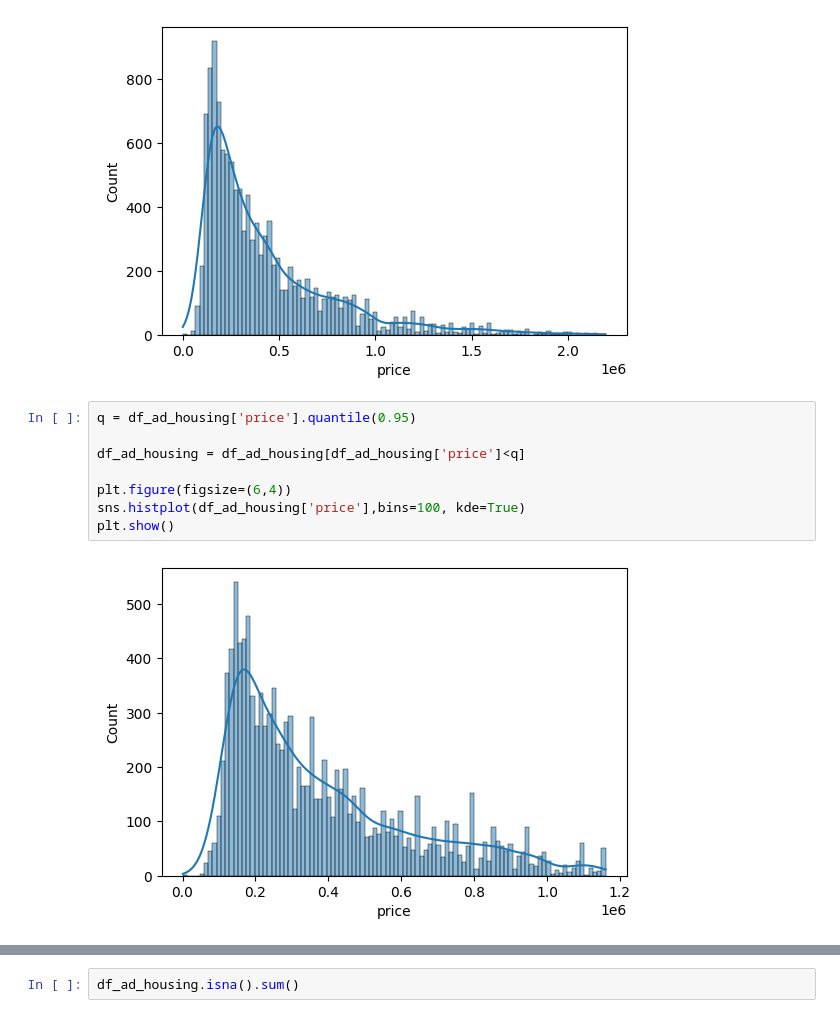
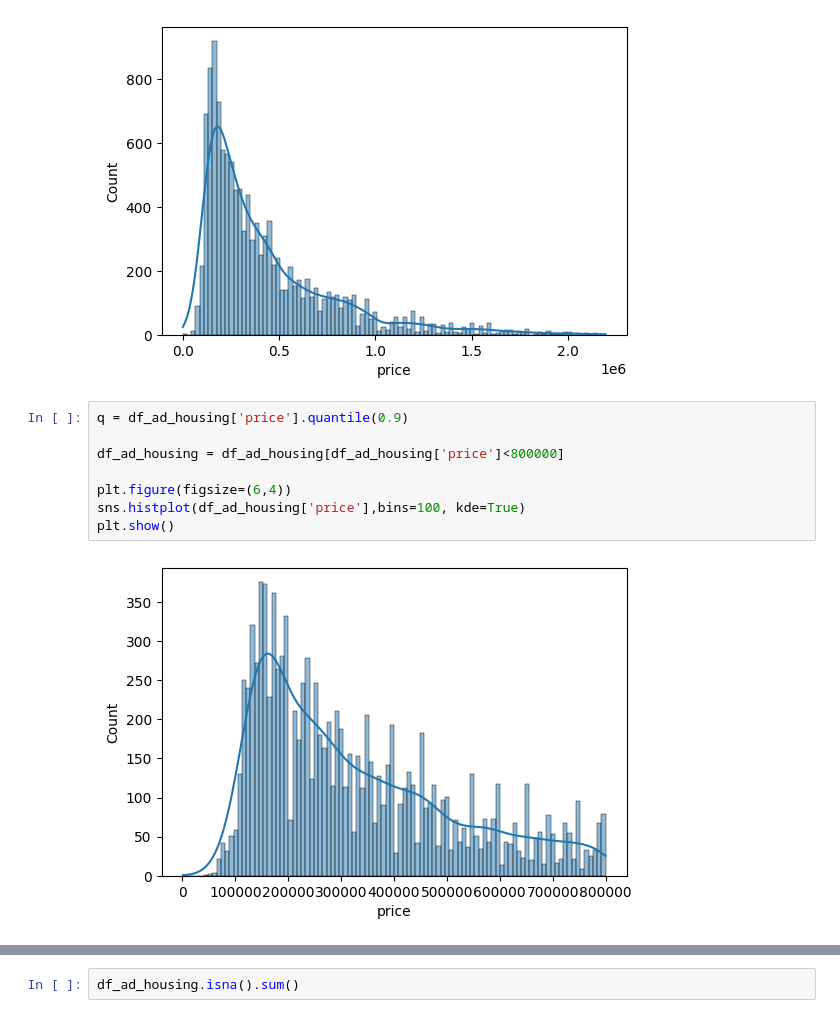
Before and after one commit to namratamayekar/Housing_Price_Prediction_Madrid, a Jupyter notebook: notebooks/ayushya/House_price_prediction_ad.ipynb, the cells around one changed output, grey strips where cells are left out. Saved outputs shown, nothing was run; the diff lists cells and outputs as text.

```diff
--- a/notebooks/ayushya/House_price_prediction_ad.ipynb
+++ b/notebooks/ayushya/House_price_prediction_ad.ipynb
@@ -112,15 +118,15 @@ plt.show()
 # %% [output]
 [figure]
 # %%
-q = df_ad_housing['price'].quantile(0.95)
+q = df_ad_housing['price'].quantile(0.9)
 
-df_ad_housing = df_ad_housing[df_ad_housing['price']<q]
+df_ad_housing = df_ad_housing[df_ad_housing['price']<800000]
 
 plt.figure(figsize=(6,4))
 sns.histplot(df_ad_housing['price'],bins=100, kde=True)
 plt.show()
 # %% [output]
-[figure, old version]
+[figure, new version]
 # %%
 plt.figure(figsize=(6,4))
 sns.histplot(df_ad_housing['m2'],bins=100, kde=True)
```
Also changed, not shown: parts of 25 cells of this notebook, 1 other file.
